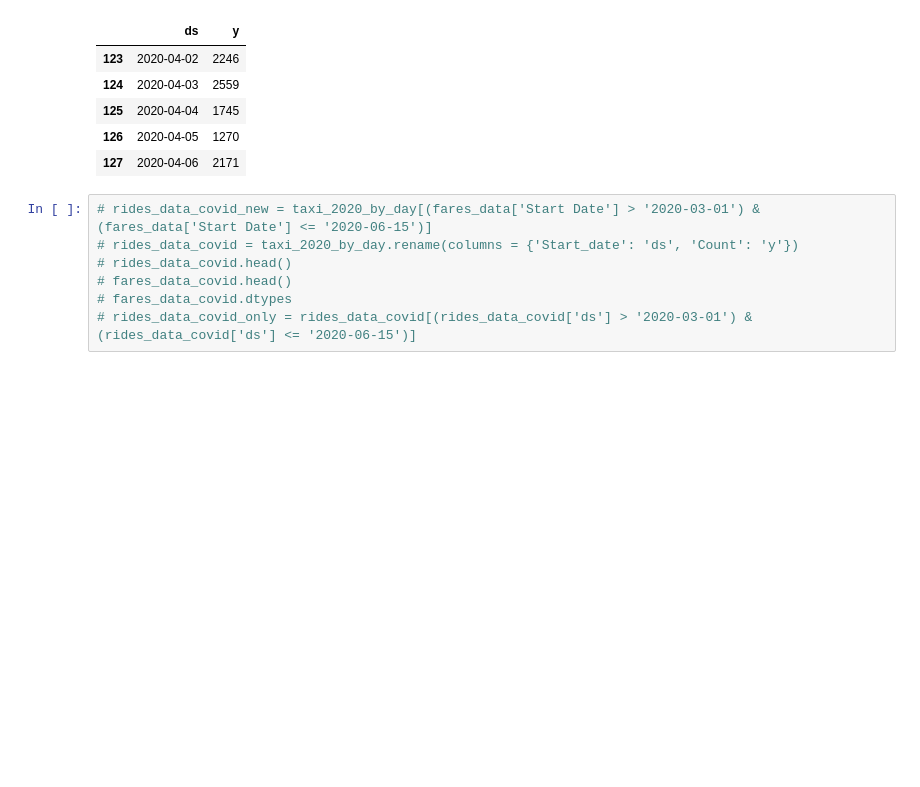
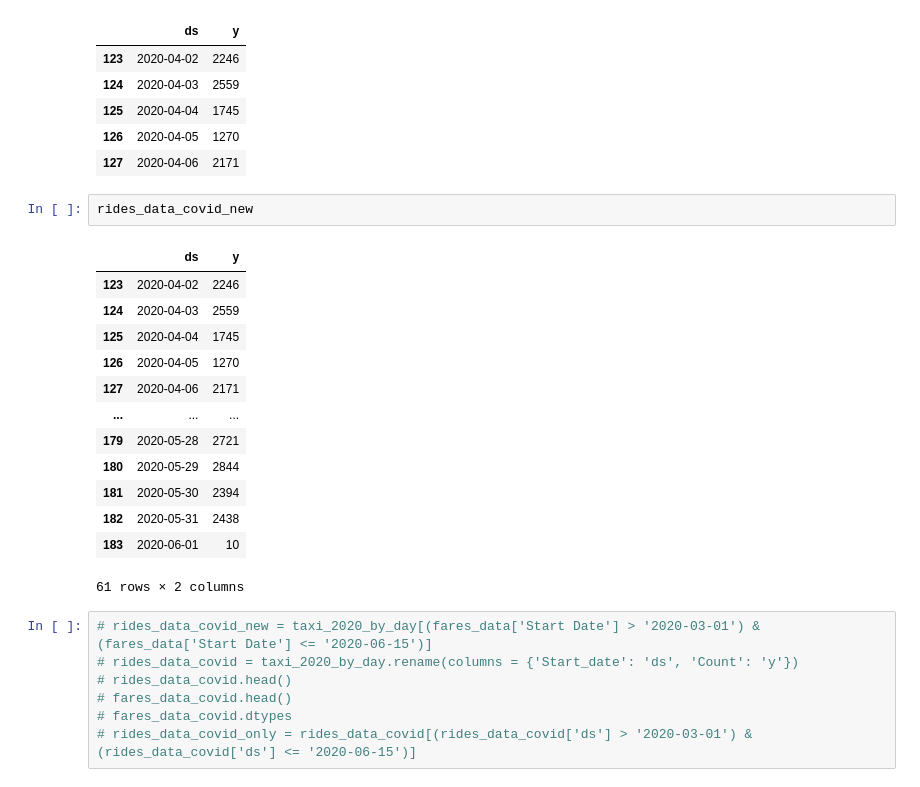
Before and after one commit to OleksiyAnokhin/UChicago-COVID-Hackathon, a Jupyter notebook: UChicago COVID-19 Hackathon.ipynb, the cells around one changed output. Cells and saved outputs as stored; diff of their text form; blank space fills up the shorter version.

```diff
--- a/UChicago COVID-19 Hackathon.ipynb
+++ b/UChicago COVID-19 Hackathon.ipynb
@@ -1225,6 +1228,22 @@ rides_data_covid_new.head()
 | 125 | 2020-04-04 | 1745 |
 | 126 | 2020-04-05 | 1270 |
 | 127 | 2020-04-06 | 2171 |
+# %%
+rides_data_covid_new
+# %% [output]
+|  | ds | y |
+| 123 | 2020-04-02 | 2246 |
+| 124 | 2020-04-03 | 2559 |
+| 125 | 2020-04-04 | 1745 |
+| 126 | 2020-04-05 | 1270 |
+| 127 | 2020-04-06 | 2171 |
+| ... | ... | ... |
+| 179 | 2020-05-28 | 2721 |
+| 180 | 2020-05-29 | 2844 |
+| 181 | 2020-05-30 | 2394 |
+| 182 | 2020-05-31 | 2438 |
+| 183 | 2020-06-01 | 10 |
+61 rows × 2 columns
 # %%
 # rides_data_covid_new = taxi_2020_by_day[(fares_data['Start Date'] > '2020-03-01') & (fares_data['Start Date'] <= '2020-06-15')]
 # rides_data_covid = taxi_2020_by_day.rename(columns = {'Start_date': 'ds', 'Count': 'y'})
```
Also changed, not shown: parts of 5 cells of this notebook.
